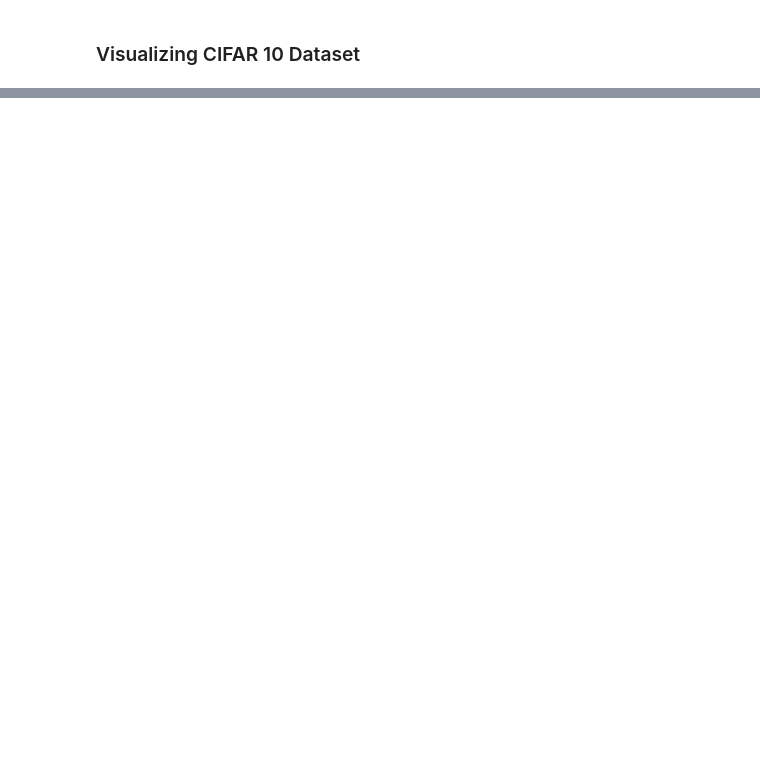
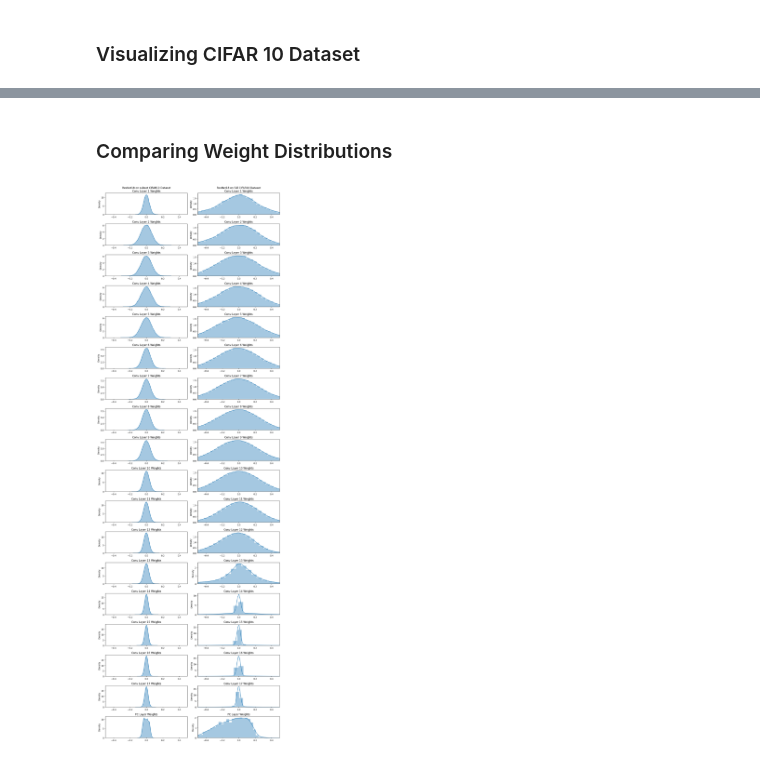
Before and after one commit to munish30monga/gnr_650, a Jupyter notebook: assignment_1.ipynb, the cells around one changed output, grey strips where cells are left out. Drawn from its saved outputs; the diff is of its cells as text; code cells hidden in the pictures; blank space fills up the shorter version.

```diff
--- a/assignment_1.ipynb
+++ b/assignment_1.ipynb
@@ -37,5 +39,9 @@ epochs = 40
 # %%
 train_transforms = transforms.Compose([transforms.ToTensor(),
+                                       transforms.Normalize(mean = mean,
+                                                            std = std)])
+
+test_transforms = transforms.Compose([transforms.ToTensor(),
                                        transforms.Normalize(mean = mean,
                                                             std = std)])
 
@@ -46,7 +52,9 @@ inv_transforms = transforms.Compose([transforms.Normalize(mean = (0., 0., 0.),
                                                           std = (1., 1., 1,))])
 
 cifar10 = datasets.CIFAR10(root = './data/', train=True, transform=train_transforms, download=True)
+cifar10_test = datasets.CIFAR10(root='./data/', train=False, transform=test_transforms, download=True)
 cifar10_classes = cifar10.classes
 images, labels = cifar10.data, np.array(cifar10.targets)
+test_images, test_labels = cifar10_test.data, np.array(cifar10_test.targets)
 # %% [output]
 Files already downloaded and verified
@@ -507,0 +348,40 @@ plt.show()
+# %% [markdown]
+### Comparing Weight Distributions
+# %%
+models = [resnet18_subset, resnet18_full]
+model_names = ["ResNet18 on subset CIFAR10 Dataset", "ResNet18 on full CIFAR10 Dataset"]
+
+fig, axes = plt.subplots(nrows=18, ncols=2, figsize=(12, 36))
+conv_layer = 1
+
+for layer_index in range(18):
+    for model_index, model in enumerate(models):
+        current_layer = None
+        layer_count = 0
+        for layer in model.named_modules():
+            if layer[0].find('conv') != -1:
+                if layer_count == layer_index:
+                    current_layer = layer
+                    break
+                layer_count += 1
+            elif layer[0].find('fc') != -1 and layer_index == 17:
+                current_layer = layer
+                break
+
+        if current_layer:
+            layer_weights = current_layer[1].weight.cpu().detach().clone().numpy().reshape(-1, 1)
+            if current_layer[0].find('conv') != -1:
+                title = f"Conv Layer {conv_layer} Weights"
+                if model_index == 1:
+                    conv_layer += 1
+            else:
+                title = f"FC Layer Weights"
+            if layer_index == 0:
+                title = f"{model_names[model_index]}\n{title}"
+            sns.distplot(x=layer_weights, ax=axes[layer_index, model_index]).set(title=title)
+            axes[layer_index, model_index].set_xlim(-0.5, 0.5)
+
+plt.tight_layout()
+plt.show()
+# %% [output]
+[figure, added]
```
Also changed, not shown: parts of 43 cells of this notebook.
